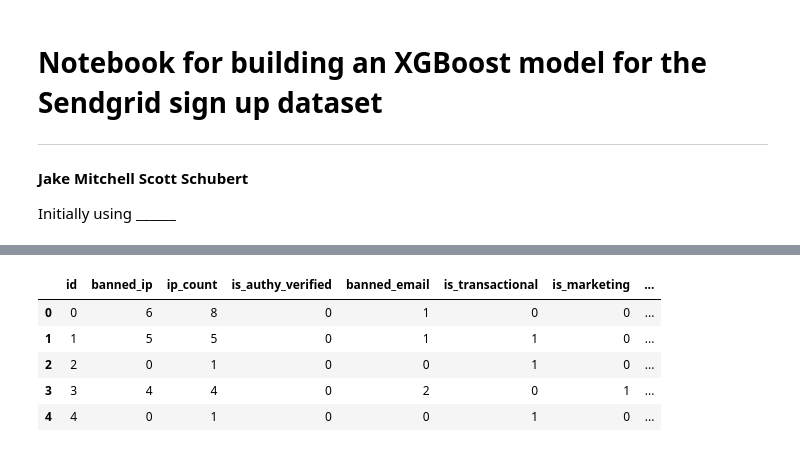
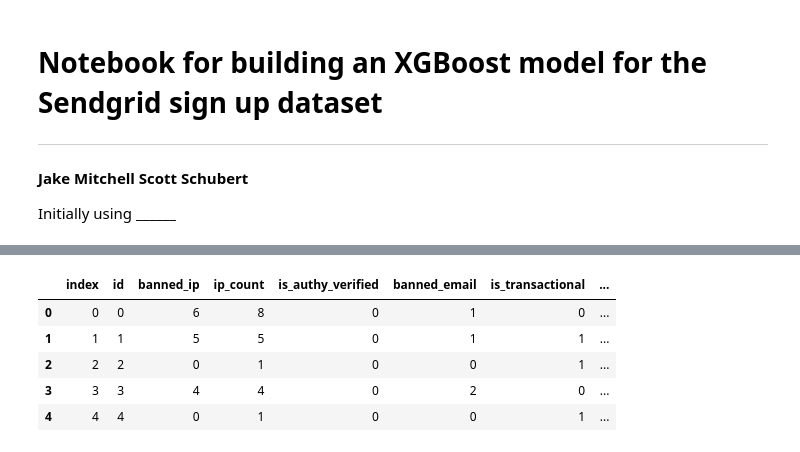
Before and after one commit to OmniaK87/SendGridSignUps, a Jupyter notebook: CombinationClassifier.ipynb, the cells around one changed output, grey strips where cells are left out. Drawn from its saved outputs; the diff is of its cells as text; code cells hidden in the pictures.

```diff
--- a/CombinationClassifier.ipynb
+++ b/CombinationClassifier.ipynb
@@ -56,42 +60,44 @@ for dataframe in [df, test_df]:
     dataframe.loc[df['employee_count']  == '501 - 1,000', 'employee_count_high'] = 1000
     # dataframe.loc[df['employee_count']  == '1,001 - 5,000', 'employee_count_low'] = 1001
     dataframe.loc[df['employee_count']  == '1,001 - 5,000', 'employee_count_high'] = 5000
     # dataframe.loc[df['employee_count']  == '5,000+', 'employee_count_low'] = 5001
     dataframe.loc[df['employee_count']  == '5,000+', 'employee_count_high'] = 10000
     dataframe['volume_high'] = 0
-    dataframe.loc[df['employee_count']  == '1 - 100,000', 'volume_high'] = 100000
-    dataframe.loc[dataframe['employee_count']  == '100,001 - 2,500,000', 'volume_high'] = 2500000
-    dataframe.loc[dataframe['employee_count']  == '2,500,001 - 10,000,000', 'volume_high'] = 10000000
-    dataframe.loc[dataframe['employee_count']  == '10,000,000+', 'volume_high'] = 20000000
-    dataframe.loc[dataframe['employee_count']  == '0 to 40k', 'volume_high'] = 40000
-    dataframe.loc[dataframe['employee_count']  == '40k to 100k', 'volume_high'] = 100000
+    dataframe.loc[df['volume']  == '1 - 100,000', 'volume_high'] = 100000
+    dataframe.loc[dataframe['volume']  == '100,001 - 2,500,000', 'volume_high'] = 2500000
+    dataframe.loc[dataframe['volume']  == '2,500,001 - 10,000,000', 'volume_high'] = 10000000
+    dataframe.loc[dataframe['volume']  == '10,000,000+', 'volume_high'] = 20000000
+    dataframe.loc[dataframe['volume']  == '0 to 40k', 'volume_high'] = 40000
+    dataframe.loc[dataframe['volume']  == '40k to 100k', 'volume_high'] = 100000
     dataframe['developer'] = 0
     dataframe.loc[dataframe['user_persona']  == 'Developer', 'developer'] = 1
     dataframe['ceo'] = 0
     dataframe.loc[dataframe['user_persona']  == 'CEO', 'ceo'] = 1
     dataframe['other'] = 0
     dataframe.loc[dataframe['user_persona']  == 'Other', 'other'] = 1
     dataframe['marketing'] = 0
     dataframe.loc[dataframe['user_persona']  == 'Marketing', 'marketing'] = 1
     dataframe['technical_support'] = 0
     dataframe.loc[dataframe['user_persona']  == 'Technical Support', 'technical_support'] = 1
 
 
 
 #Temporarily parse non numerical data
 #,'user_persona'
 frames_to_remove = ['zip', 'city', 'website', 'state', 'country', 'registration_ip', 'company','multifactor_country_code','created_at','lead_source','marketing_channel','initial_package','geolocation_notes','name_notes','ip_notes','community_notes','email_notes','activity_notes','fingerprint_notes','employee_count','volume','user_persona']
 df = df.drop(frames_to_remove, axis=1)
 test_df = test_df.drop(frames_to_remove, axis=1)
 
 df.fillna(value=0, inplace=True)
 test_df.fillna(value=0, inplace=True)
+df.reset_index(inplace=True)
+test_df.reset_index(inplace=True)
 
 df.head()
 # %% [output]
-|  | id | banned_ip | ip_count | is_authy_verified | banned_email | is_transactional | is_marketing | ... |
-| 0 | 0 | 6 | 8 | 0 | 1 | 0 | 0 | ... |
-| 1 | 1 | 5 | 5 | 0 | 1 | 1 | 0 | ... |
-| 2 | 2 | 0 | 1 | 0 | 0 | 1 | 0 | ... |
-| 3 | 3 | 4 | 4 | 0 | 2 | 0 | 1 | ... |
-| 4 | 4 | 0 | 1 | 0 | 0 | 1 | 0 | ... |
+|  | index | id | banned_ip | ip_count | is_authy_verified | banned_email | is_transactional | ... |
+| 0 | 0 | 0 | 6 | 8 | 0 | 1 | 0 | ... |
+| 1 | 1 | 1 | 5 | 5 | 0 | 1 | 1 | ... |
+| 2 | 2 | 2 | 0 | 1 | 0 | 0 | 1 | ... |
+| 3 | 3 | 3 | 4 | 4 | 0 | 2 | 0 | ... |
+| 4 | 4 | 4 | 0 | 1 | 0 | 0 | 1 | ... |
```
Also changed, not shown: parts of 19 cells of this notebook, 2 other files.
